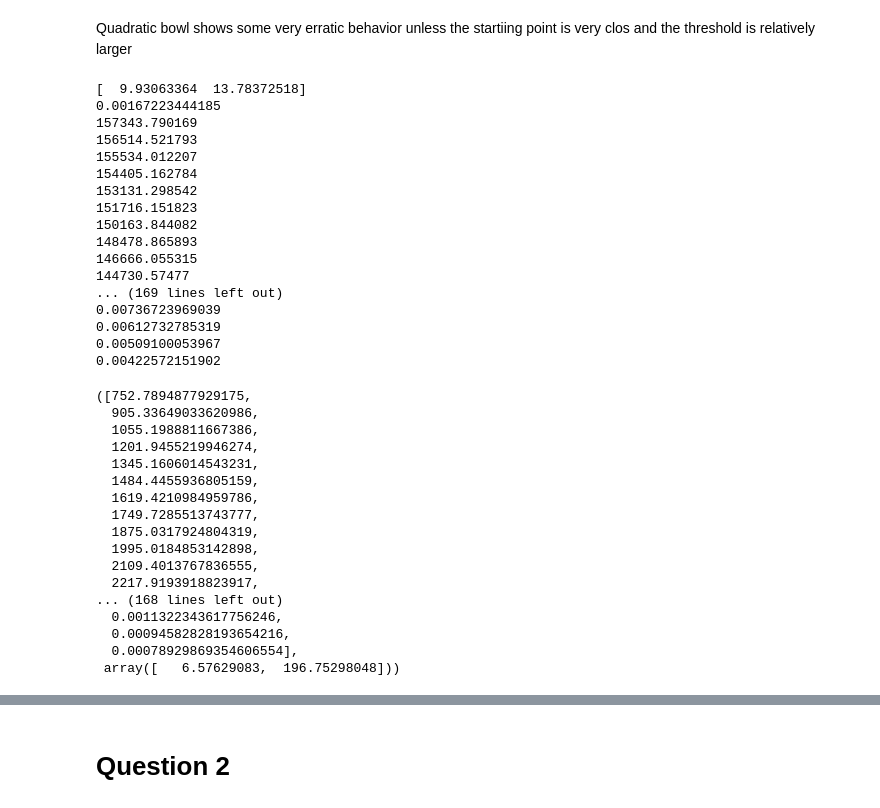
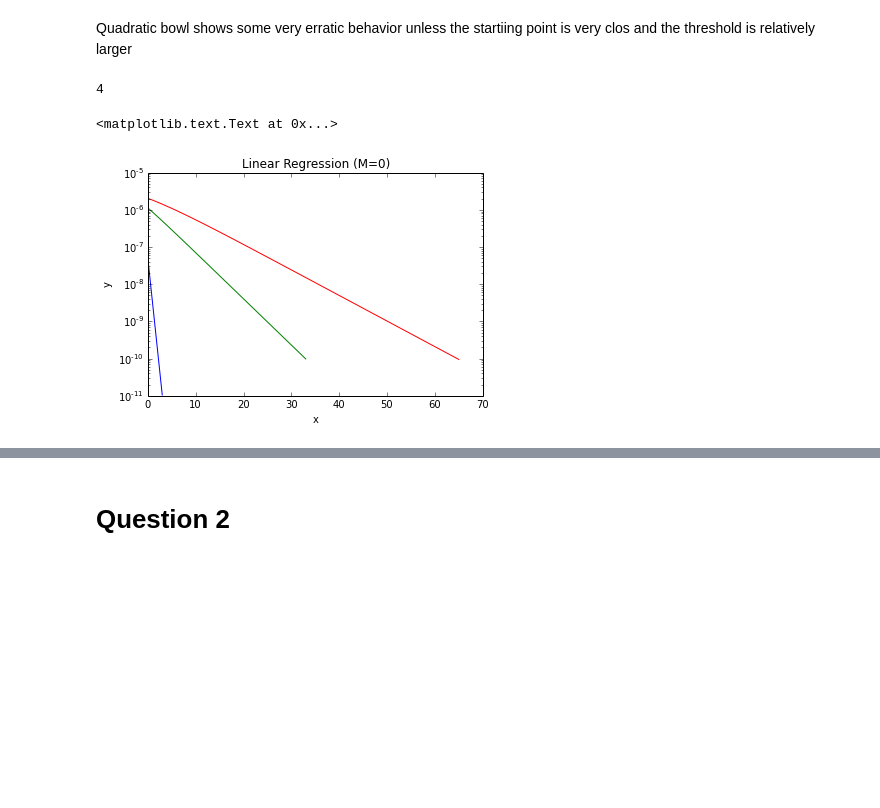
Before and after one commit to Divyagash/Class-6, a Jupyter notebook: PythonFiles/HW1.ipynb, the cells around one changed output, grey strips where cells are left out. Drawn from its saved outputs; the diff is of its cells as text; code cells hidden in the pictures; blank space fills up the shorter version.

```diff
--- a/PythonFiles/HW1.ipynb
+++ b/PythonFiles/HW1.ipynb
@@ -11,14 +11,15 @@ import matplotlib.pyplot as plt
 def negativeGaussian(x,mu,Sigma):
     detSigma = np.linalg.det(Sigma)
     n = len(x)
-    NC = -((1/(np.sqrt(2*math.pi)**2)*detSigma)) # normalizing constant
+    NC = -(1/(np.sqrt(((2*math.pi)**n)*detSigma))) # normalizing constant
     normalizedX = [a - b for a, b in zip(x, mu)]
     invSigma = np.linalg.inv(Sigma)
+    #print (np.inner(np.inner(normalizedX,invSigma),np.transpose(normalizedX)))
     kernel = np.exp(-0.5*(np.inner(np.inner(normalizedX,invSigma),np.transpose(normalizedX))))
+    #print kernel
+    value = NC*kernel
 
-    value = -NC*kernel
-
-    gradient = -value*np.inner(invSigma,normalizedX)
+    gradient = [-value*a for a in np.inner(invSigma,normalizedX)]
 
     return(value,gradient)
 # %%
@@ -89,5 +117,3 @@ def getData():
     quadBowlb = data[5,:]
 
     return (gaussMean,gaussCov,quadBowlA,quadBowlb)
-# %%
-gaussMean,gaussCov,quadBowlA,quadBowlb = getData()
@@ -178,44 +178,31 @@ and the threshold is relatively larger
 # For neagtive Gaussain
 NGAnalyticSoln = gaussMean
 SP1 =NGAnalyticSoln +  np.random.normal(1,1,len(NGAnalyticSoln))
-print SP1
-diff = [a-b for a,b in zip(SP1,gaussMean)]
-stepNorm = 1/(np.linalg.norm(-negativeGaussian(SP1,gaussMean,gaussCov)[0]*np.inner(np.linalg.inv(gaussCov),diff)))
-print stepNorm
-#- negativeGaussian(SP1,gaussMean,gaussCov)*np.inner(np.linalg.inv(gaussCov),SP1 - gaussMean)
-batchGradientDiscent(negativeGaussian,SP1,stepNorm,1e-3,200,gaussMean,gaussCov)
+SP2 =NGAnalyticSoln +  np.random.normal(5,1,len(NGAnalyticSoln))
+SP3 =NGAnalyticSoln +  np.random.normal(10,1,len(NGAnalyticSoln))
+
+step = 1/(np.linalg.norm(negativeGaussian(SP1,gaussMean,gaussCov)[1]))
+SP1output =  batchGradientDiscent(negativeGaussian,SP1,step,1e-10,130,gaussMean,gaussCov)
+step = 1/(np.linalg.norm(negativeGaussian(SP2,gaussMean,gaussCov)[1]))
+SP2output =  batchGradientDiscent(negativeGaussian,SP2,step,1e-10,130,gaussMean,gaussCov)
+step = 1/(np.linalg.norm(negativeGaussian(SP3,gaussMean,gaussCov)[1]))
+SP3output =  batchGradientDiscent(negativeGaussian,SP3,step,1e-10,130,gaussMean,gaussCov)
-# %% [output]
-[  9.93063364  13.78372518]
-0.00167223444185
-157343.790169
-156514.521793
-155534.012207
-154405.162784
-153131.298542
-151716.151823
-150163.844082
-148478.865893
-146666.055315
-144730.57477
-... (169 lines left out)
-0.00736723969039
-0.00612732785319
-0.00509100053967
-0.00422572151902
-([752.7894877929175,
-  905.33649033620986,
-  1055.1988811667386,
-  1201.9455219946274,
-  1345.1606014543231,
-  1484.4455936805159,
-  1619.4210984959786,
-  1749.7285513743777,
-  1875.0317924804319,
-  1995.0184853142898,
-  2109.4013767836555,
-  2217.9193918823917,
-... (168 lines left out)
-  0.0011322343617756246,
-  0.00094582828193654216,
-  0.00078929869354606554],
- array([   6.57629083,  196.75298048]))
+# %%
+len(SP1output[1])
+# %% [output]
+4
+# %%
+# Image for satring guess plot
+plt.plot(SP1output[1])
+plt.plot(SP2output[1])
+plt.plot(SP3output[1])
+#plt.plot(X,Y,'o')
+#plt.plot(xtrue,fValue0)
+plt.xlabel('x')
+plt.ylabel('y')
+plt.yscale('log')
+plt.title('Linear Regression (M=0)')
+#plt.show()
+# %% [output]
+<matplotlib.text.Text at 0x...>
+[figure, added]
```
Also changed, not shown: parts of 25 cells of this notebook.
